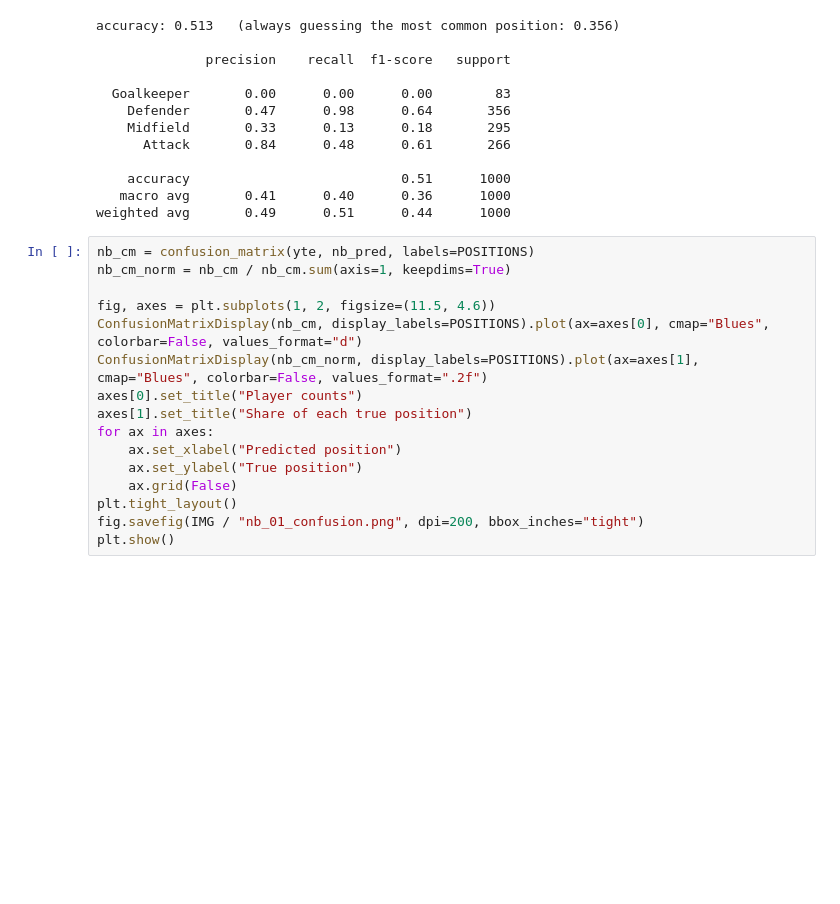
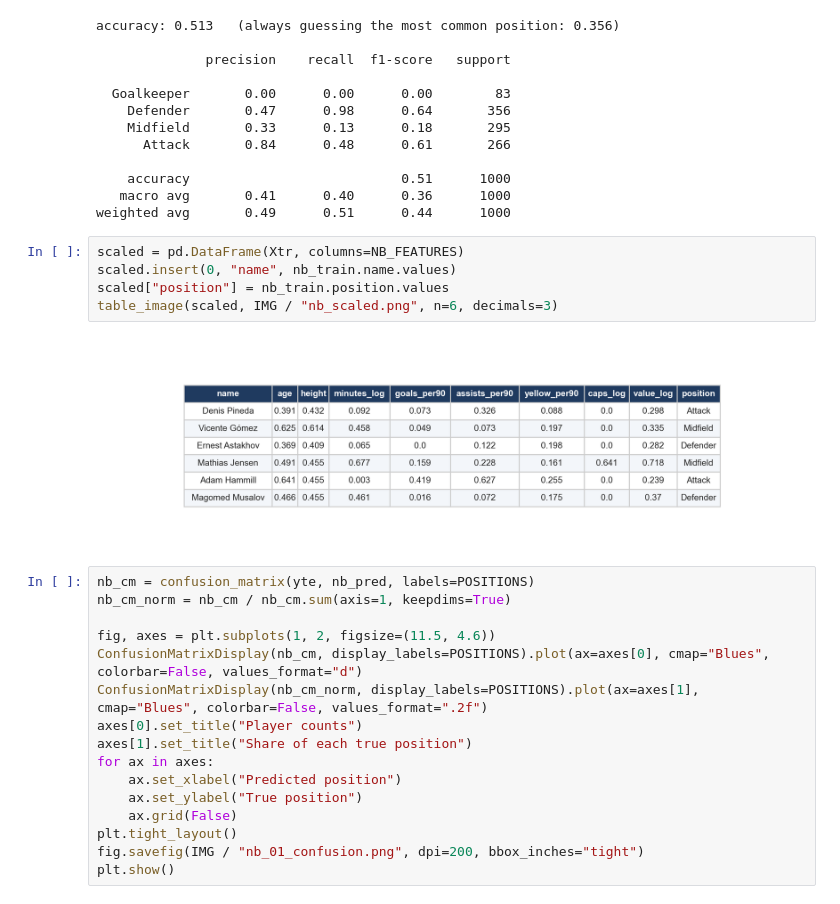
Before and after one commit to karan-cheemalapati/Soccer-Analytics, a Jupyter notebook: notebooks/03_naive_bayes_trees.ipynb, the cells around one changed output. Saved outputs shown, nothing was run; the diff lists cells and outputs as text; blank space fills up the shorter version.

```diff
--- a/notebooks/03_naive_bayes_trees.ipynb
+++ b/notebooks/03_naive_bayes_trees.ipynb
@@ -200,6 +230,13 @@ accuracy: 0.513   (always guessing the most common position: 0.356)
     accuracy                           0.51      1000
    macro avg       0.41      0.40      0.36      1000
 weighted avg       0.49      0.51      0.44      1000
+# %%
+scaled = pd.DataFrame(Xtr, columns=NB_FEATURES)
+scaled.insert(0, "name", nb_train.name.values)
+scaled["position"] = nb_train.position.values
+table_image(scaled, IMG / "nb_scaled.png", n=6, decimals=3)
+# %% [output]
+[figure, added]
 # %%
 nb_cm = confusion_matrix(yte, nb_pred, labels=POSITIONS)
 nb_cm_norm = nb_cm / nb_cm.sum(axis=1, keepdims=True)
```
Also changed, not shown: parts of 3 cells of this notebook, 36 other files.
